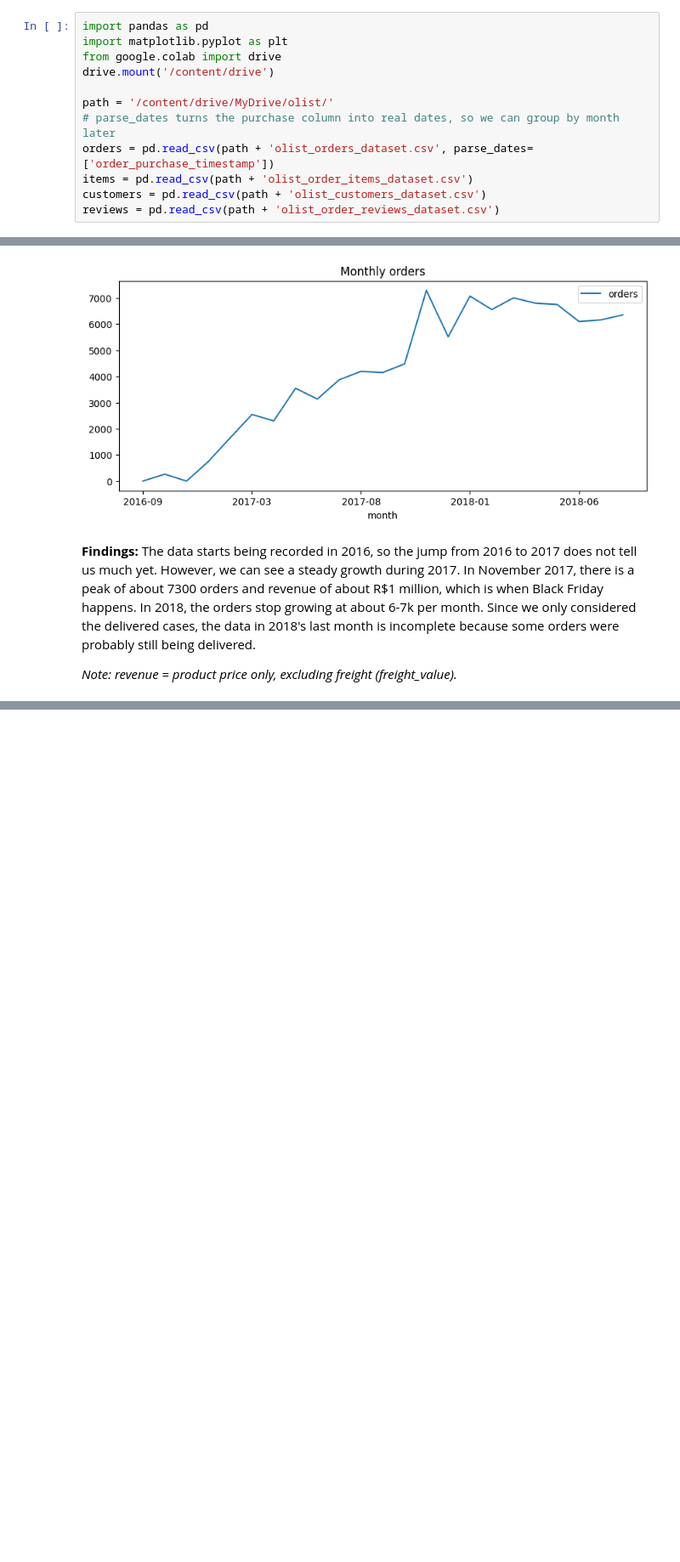
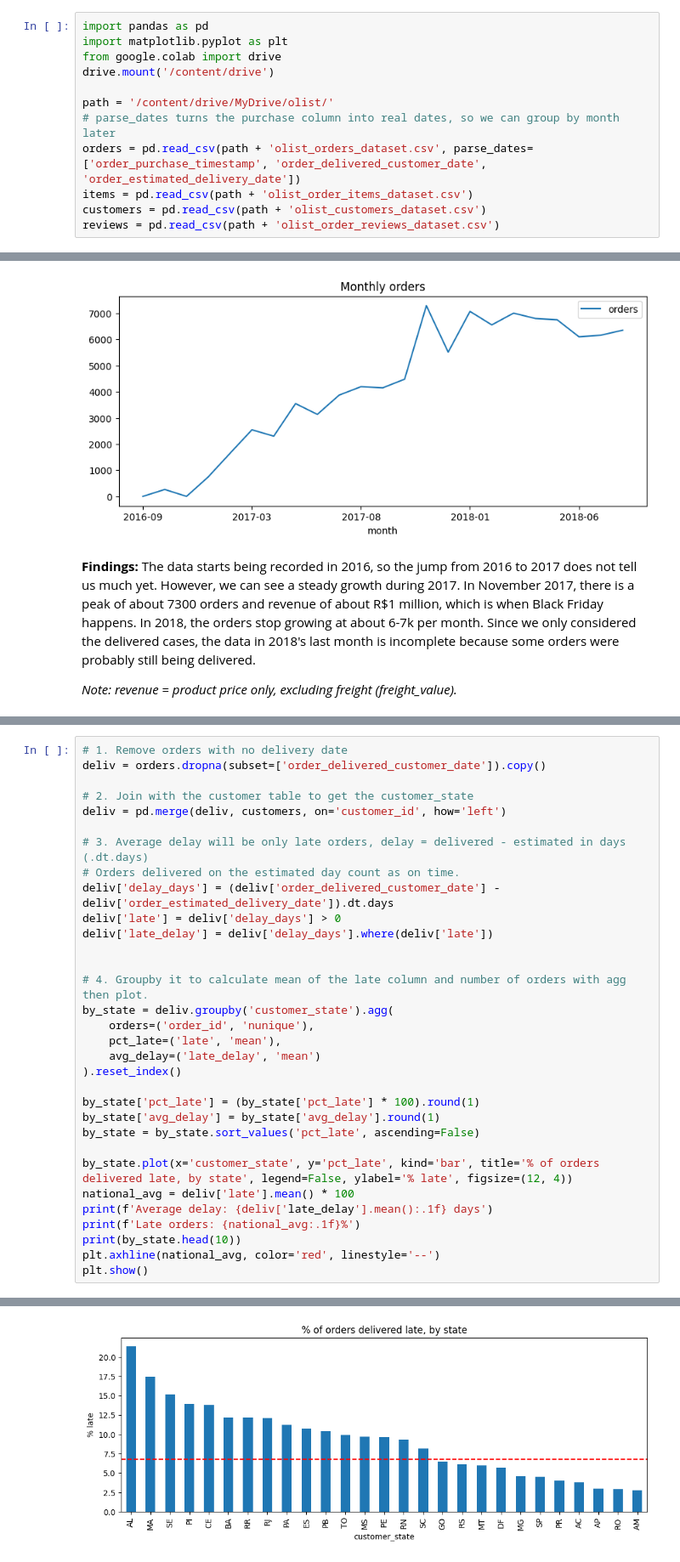
Before and after one commit to pvgfarias/olist-ecommerce, a Jupyter notebook: olist_analysis.ipynb, the cells around one changed output, grey strips where cells are left out. Shown at 85% size. Drawn from its saved outputs; the diff is of its cells as text; blank space fills up the shorter version.

```diff
--- a/olist_analysis.ipynb
+++ b/olist_analysis.ipynb
@@ -38,7 +38,7 @@ drive.mount('/content/drive')
 
 path = '/content/drive/MyDrive/olist/'
 # parse_dates turns the purchase column into real dates, so we can group by month later
-orders = pd.read_csv(path + 'olist_orders_dataset.csv', parse_dates=['order_purchase_timestamp'])
+orders = pd.read_csv(path + 'olist_orders_dataset.csv', parse_dates=['order_purchase_timestamp', 'order_delivered_customer_date', 'order_estimated_delivery_date'])
 items = pd.read_csv(path + 'olist_order_items_dataset.csv')
 customers = pd.read_csv(path + 'olist_customers_dataset.csv')
 reviews = pd.read_csv(path + 'olist_order_reviews_dataset.csv')
@@ -149,0 +152,33 @@ plt.show()
+# %%
+# 1. Remove orders with no delivery date
+deliv = orders.dropna(subset=['order_delivered_customer_date']).copy()
+
+# 2. Join with the customer table to get the customer_state
+deliv = pd.merge(deliv, customers, on='customer_id', how='left')
+
+# 3. Average delay will be only late orders, delay = delivered - estimated in days (.dt.days)
+# Orders delivered on the estimated day count as on time.
+deliv['delay_days'] = (deliv['order_delivered_customer_date'] - deliv['order_estimated_delivery_date']).dt.days
+deliv['late'] = deliv['delay_days'] > 0
+deliv['late_delay'] = deliv['delay_days'].where(deliv['late'])
+
+
+# 4. Groupby it to calculate mean of the late column and number of orders with agg then plot.
+by_state = deliv.groupby('customer_state').agg(
+    orders=('order_id', 'nunique'),
+    pct_late=('late', 'mean'),
+    avg_delay=('late_delay', 'mean')
+).reset_index()
+
+by_state['pct_late'] = (by_state['pct_late'] * 100).round(1)
+by_state['avg_delay'] = by_state['avg_delay'].round(1)
+by_state = by_state.sort_values('pct_late', ascending=False)
+
+by_state.plot(x='customer_state', y='pct_late', kind='bar', title='% of orders delivered late, by state', legend=False, ylabel='% late', figsize=(12, 4))
+national_avg = deliv['late'].mean() * 100
+print(f'Average delay: {deliv['late_delay'].mean():.1f} days')
+print(f'Late orders: {national_avg:.1f}%')
+print(by_state.head(10))
+plt.axhline(national_avg, color='red', linestyle='--')
+plt.show()
+# %% [output]
@@ -149,0 +198 @@ plt.show()
+[figure, added]
```
Also changed, not shown: parts of 4 cells of this notebook.
